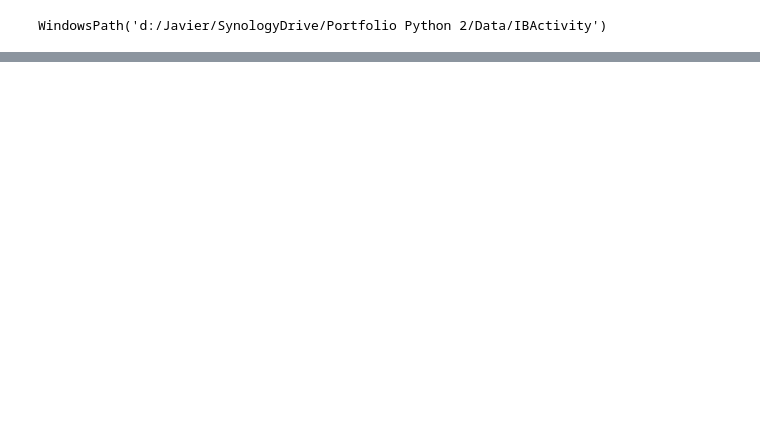
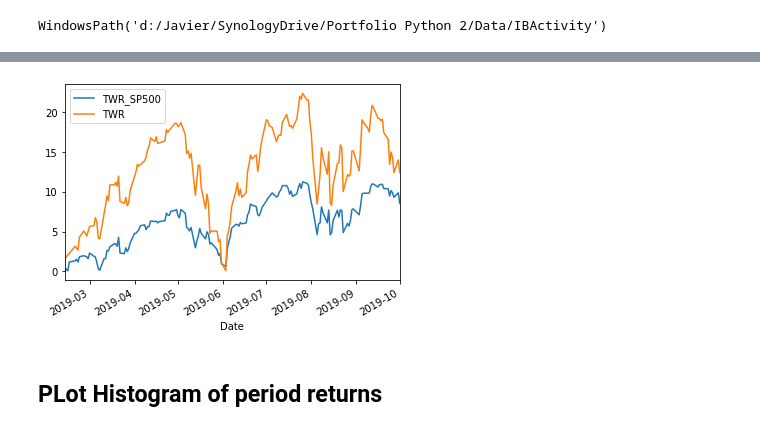
Before and after one commit to gurami000/oma, a Jupyter notebook: Code/sp500.ipynb, the cells around one changed output, grey strips where cells are left out. Saved outputs shown, nothing was run; the diff lists cells and outputs as text; code cells hidden in the pictures; blank space fills up the shorter version.

Commit message:
added calculate perios return formula. TWR reports

```diff
--- a/Code/sp500.ipynb
+++ b/Code/sp500.ipynb
@@ -103,0 +162,6 @@ pv.head(50)
+# %%
+#SP500
+fig2 = df[['TWR']].copy()
+# fig2 = df[['Date','TWR']].copy()
+# fig2.set_index('Date', drop=True, inplace=True)
+fig2.fillna(0,inplace=True)
@@ -103,0 +185,2 @@ pv.head(50)
+# %%
+fig2 = fig2.join( fig1, lsuffix='_SP500')
@@ -103,0 +204,12 @@ pv.head(50)
+# %%
+InitialplotDate =  datetime.datetime(2019, 1, 1)
+FinalPlotDate = '2019,10,31'
+# %%
+fig2 = fig2.loc[InitialplotDate: ]
+# %%
+
+fig2.plot();
+# %% [output]
+[figure, added]
+# %% [markdown]
+## PLot Histogram of period returns
```
Also changed, not shown: parts of 33 cells of this notebook, 1 other file.
